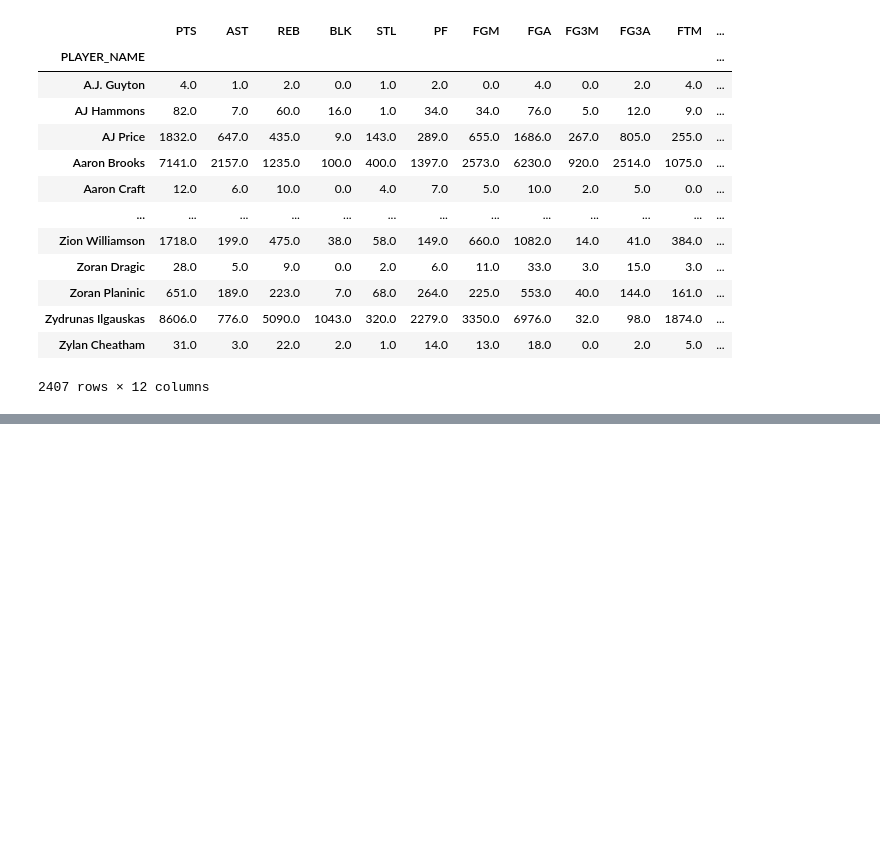
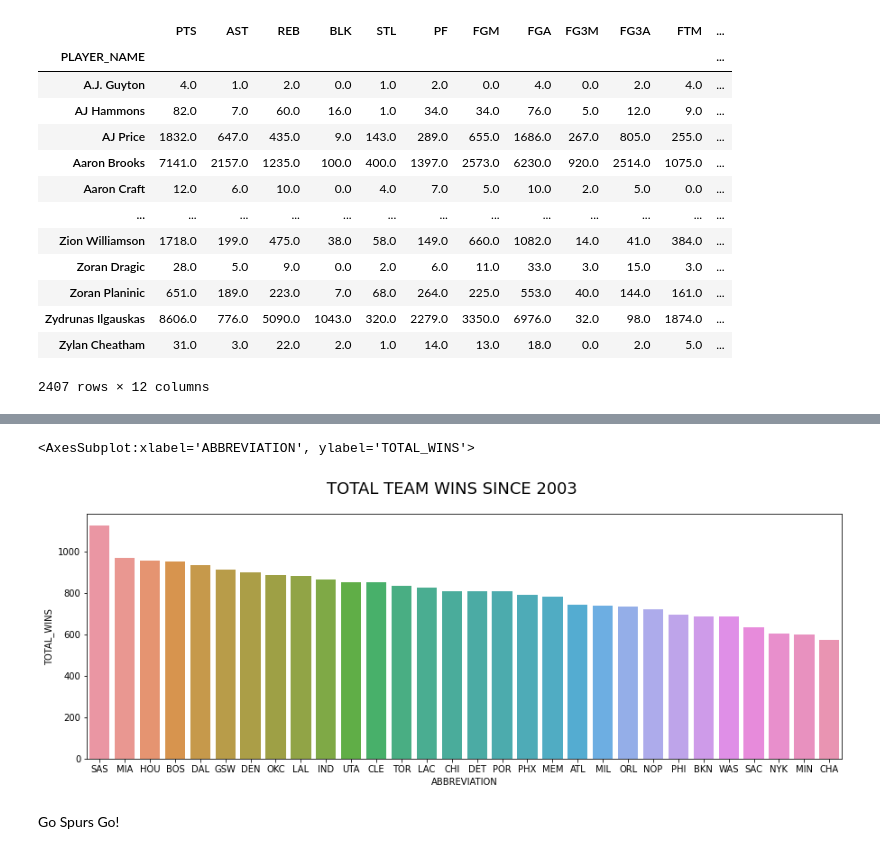
Before and after one commit to CodeSigma/Learn-Data-Science, a Jupyter notebook: lebron-s-absurd-stats.ipynb, the cells around one changed output, grey strips where cells are left out. Drawn from its saved outputs; the diff is of its cells as text; code cells hidden in the pictures; blank space fills up the shorter version.

```diff
--- a/lebron-s-absurd-stats.ipynb
+++ b/lebron-s-absurd-stats.ipynb
@@ -371,0 +359,5 @@ plt.show()
+# %%
+temp = teams[["TEAM_ID", "ABBREVIATION"]]
+# %%
+games["VISITOR_TEAM_WINS"] = (games["HOME_TEAM_WINS"]+1) % 2
+games
@@ -371,0 +378,7 @@ plt.show()
+# %%
+temp = pd.merge(temp, games.groupby("HOME_TEAM_ID").sum()["HOME_TEAM_WINS"], left_on="TEAM_ID", right_index=True)
+temp = pd.merge(temp, games.groupby("VISITOR_TEAM_ID").sum()["VISITOR_TEAM_WINS"], left_on="TEAM_ID", right_index=True)
+temp["TOTAL_WINS"] = temp["HOME_TEAM_WINS"] + temp["VISITOR_TEAM_WINS"]
+
+team_wins = temp
+team_wins
@@ -371,0 +403,9 @@ plt.show()
+# %%
+fig, ax = plt.subplots(figsize=(15,5))
+fig.suptitle("TOTAL TEAM WINS SINCE 2003", color="black", fontsize=18)
+sns.barplot(ax=ax, x="ABBREVIATION", y="TOTAL_WINS", data=team_wins.sort_values("TOTAL_WINS", ascending = False))
+# %% [output]
+<AxesSubplot:xlabel='ABBREVIATION', ylabel='TOTAL_WINS'>
+[figure, added]
+# %% [markdown]
+Go Spurs Go!
```
Also changed, not shown: parts of 23 cells of this notebook.
